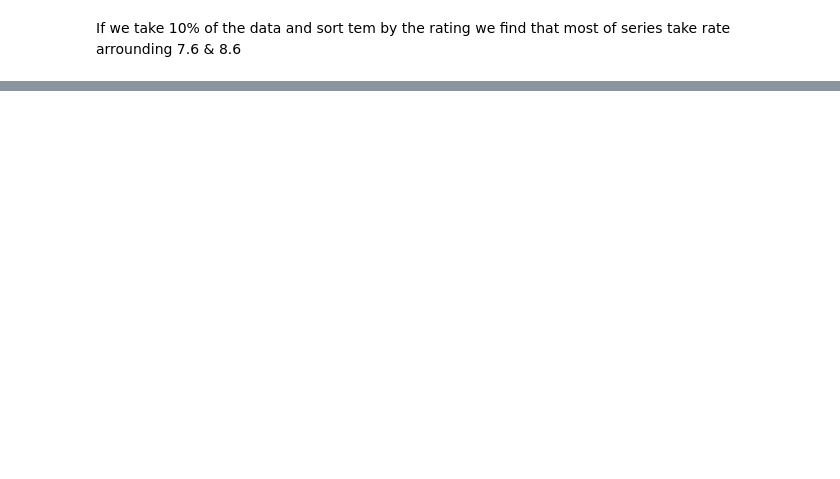
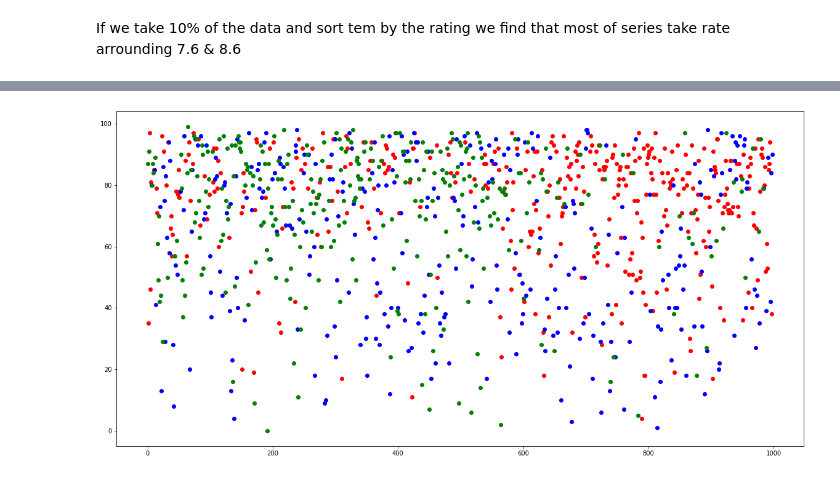
Before and after one commit to YossefEFM/CodeClause_MovieAnalysis, a Jupyter notebook: MovieAnalysis.ipynb, the cells around one changed output, grey strips where cells are left out. Drawn from its saved outputs; the diff is of its cells as text; code cells hidden in the pictures; blank space fills up the shorter version.

```diff
--- a/MovieAnalysis.ipynb
+++ b/MovieAnalysis.ipynb
@@ -208,0 +244,13 @@ plt.show()
+# %%
+# Modeling using Agglomerative clustring
+agg_clustering = AgglomerativeClustering(n_clusters = 3, affinity = 'euclidean', linkage = 'ward')
+#predicting the labels
+labels = agg_clustering.fit_predict(data)
+#Plotting the results
+plt.figure(figsize=(20,10))
+plt.scatter(data[labels == 0 , 0] , data[labels == 0 , 1] , c = 'red')
+plt.scatter(data[labels == 1 , 0] , data[labels == 1 , 1] , c = 'blue')
+plt.scatter(data[labels == 2 , 0] , data[labels == 2 , 1] , c = 'green')
+plt.show()
+# %% [output]
+[figure, added]
```
Also changed, not shown: parts of 26 cells of this notebook.
